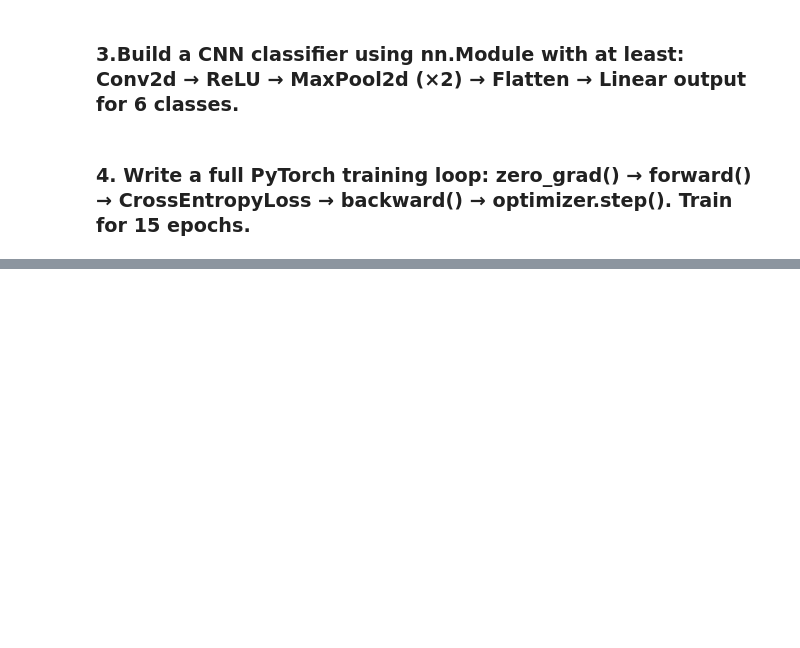
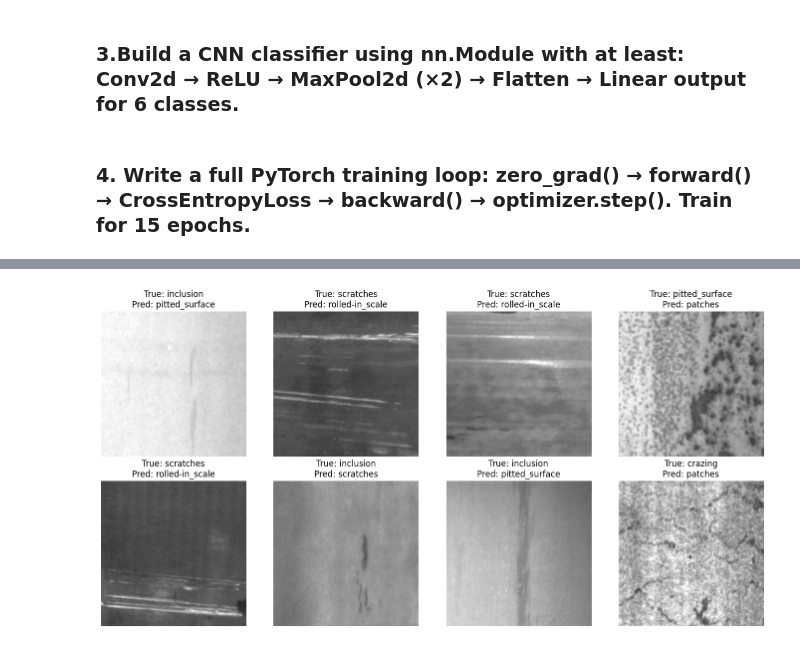
Before and after one commit to un1u3/ml-labs, a Jupyter notebook: fusemachines-2026/phase3/assignment1/NEU_Surface_Defect.ipynb, the cells around one changed output, grey strips where cells are left out. Saved outputs shown, nothing was run; the diff lists cells and outputs as text; code cells hidden in the pictures; blank space fills up the shorter version.

```diff
--- a/fusemachines-2026/phase3/assignment1/NEU_Surface_Defect.ipynb
+++ b/fusemachines-2026/phase3/assignment1/NEU_Surface_Defect.ipynb
@@ -692,0 +755,26 @@ plt.show()
+# %%
+model.eval()
+misclassified = []
+
+with torch.no_grad():
+    for images, labels in test_loader:
+        outputs = model(images)
+        _, predicted = torch.max(outputs, 1)
+        wrong_mask = predicted != labels
+        for i in range(len(labels)):
+            if wrong_mask[i]:
+                misclassified.append((images[i], labels[i].item(), predicted[i].item()))
+        if len(misclassified) >= 8:  # grab a handful
+            break
+
+fig, axes = plt.subplots(2, 4, figsize=(14, 7))
+for ax, (img, true_label, pred_label) in zip(axes.flatten(), misclassified[:8]):
+    img_np = img.permute(1, 2, 0).numpy()
+    img_np = (img_np * 0.5) + 0.5  # undo normalization (mean=0.5, std=0.5)
+    ax.imshow(img_np)
+    ax.set_title(f"True: {train_ds.classes[true_label]}\nPred: {train_ds.classes[pred_label]}")
+    ax.axis('off')
+plt.tight_layout()
+plt.show()
+# %% [output]
+[figure, added]
```
Also changed, not shown: parts of 15 cells of this notebook.
